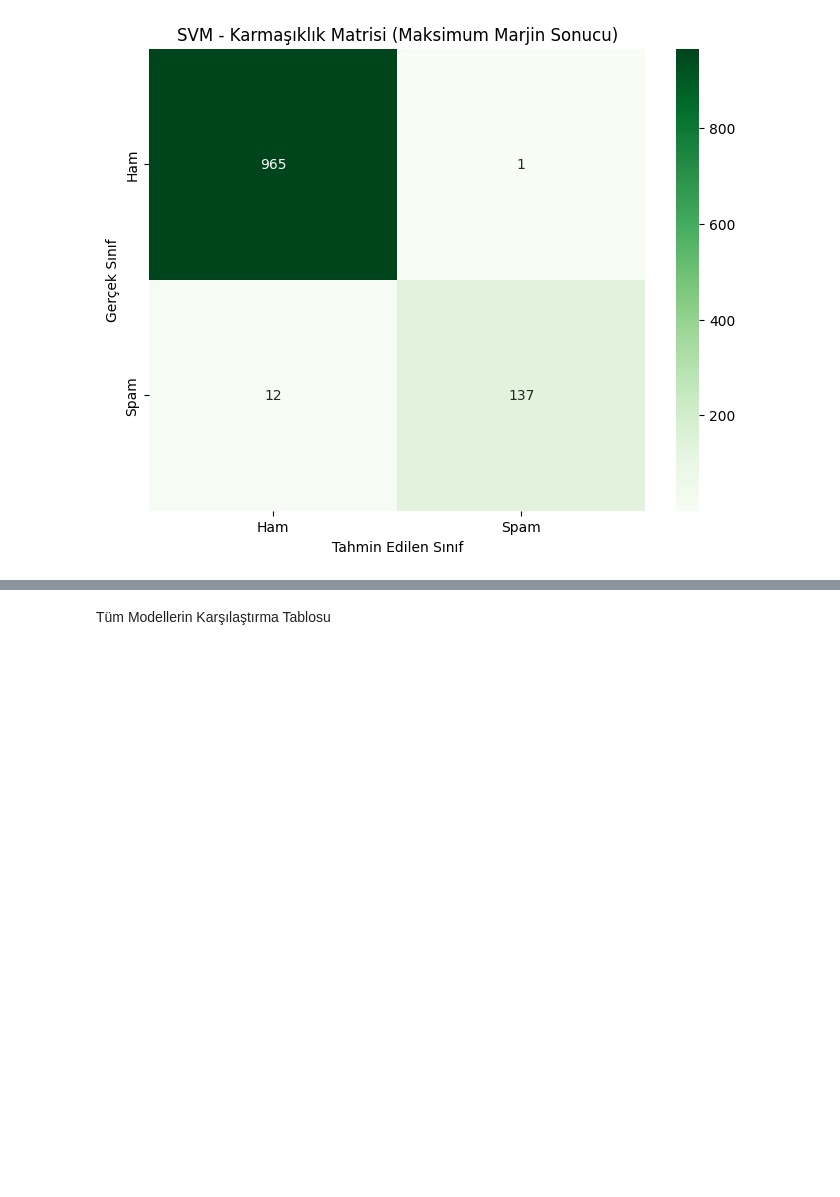
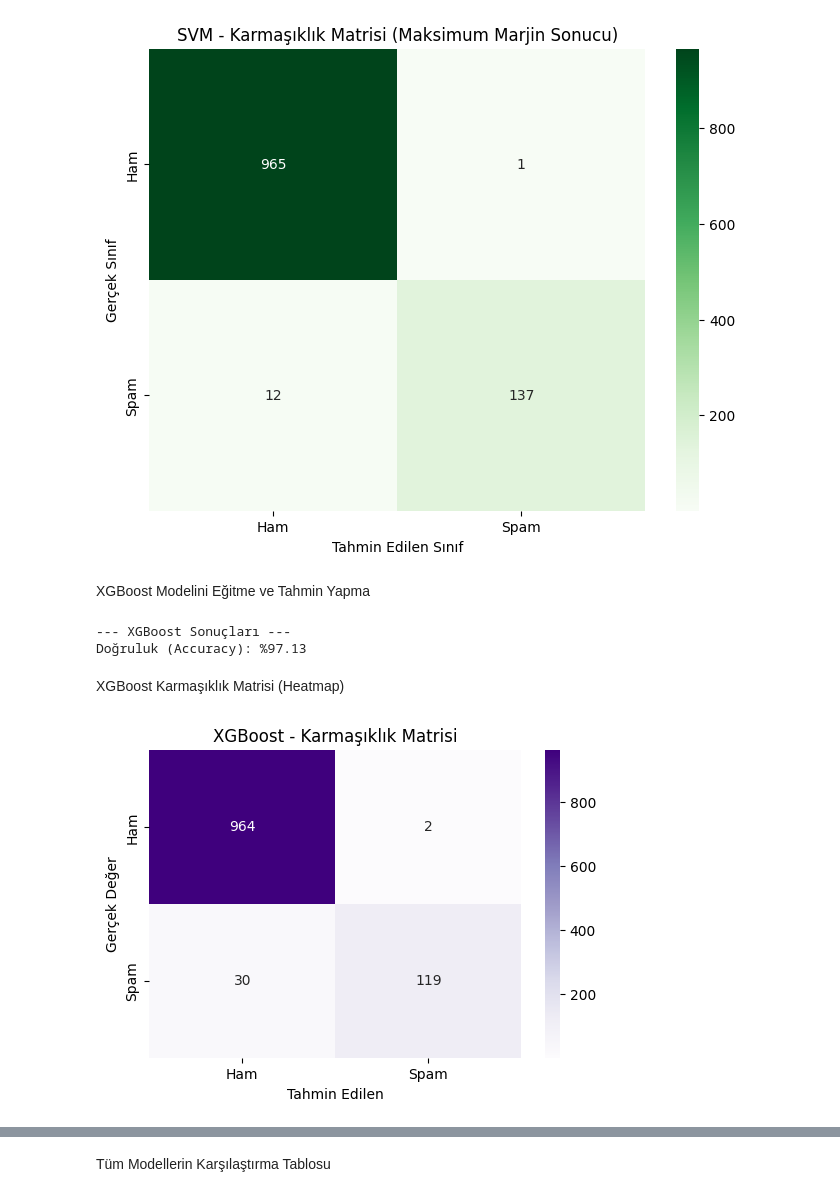
Before and after one commit to zeynepbykn/SMS_Spam_Tespiti_Proje, a Jupyter notebook: SMS_spam_veriBilimi_proje.ipynb, the cells around one changed output, grey strips where cells are left out. Cells and saved outputs as stored; diff of their text form; code cells hidden in the pictures; blank space fills up the shorter version.

```diff
--- a/SMS_spam_veriBilimi_proje.ipynb
+++ b/SMS_spam_veriBilimi_proje.ipynb
@@ -637,3 +699,44 @@ plt.ylabel('Gerçek Sınıf')
 plt.show()
 # %% [output]
 [figure]
+# %% [markdown]
+XGBoost Modelini Eğitme ve Tahmin Yapma
+# %%
+from xgboost import XGBClassifier
+from sklearn.metrics import accuracy_score, confusion_matrix, classification_report
+import seaborn as sns
+import matplotlib.pyplot as plt
+
+# 1. Modeli tanımlıyoruz
+# n_estimators: Kaç tane ağaç kurulacağı (hataları düzelte düzelte gider)
+# learning_rate: Öğrenme hızı (0.1 idealdir, modeli yavaş ama sağlam eğitir)
+xgb_model = XGBClassifier(n_estimators=100, learning_rate=0.1, max_depth=5, random_state=42)
+
+# 2. Modeli eğitiyoruz
+xgb_model.fit(X_train, y_train)
+
+# 3. Test verisi ile tahmin yapıyoruz
+y_pred_xgb = xgb_model.predict(X_test)
+
+# 4. Genel başarıyı yazdıralım
+print("--- XGBoost Sonuçları ---")
+print(f"Doğruluk (Accuracy): %{accuracy_score(y_test, y_pred_xgb)*100:.2f}")
+# %% [output]
+--- XGBoost Sonuçları ---
+Doğruluk (Accuracy): %97.13
+# %% [markdown]
+XGBoost Karmaşıklık Matrisi (Heatmap)
+# %%
+# Karmaşıklık matrisini hesapla
+cm_xgb = confusion_matrix(y_test, y_pred_xgb)
+
+# Görselleştirme
+plt.figure(figsize=(6,4))
+sns.heatmap(cm_xgb, annot=True, fmt='d', cmap='Purples', # XGBoost için mor tonları seçtim
+            xticklabels=['Ham', 'Spam'], yticklabels=['Ham', 'Spam'])
+plt.xlabel('Tahmin Edilen')
+plt.ylabel('Gerçek Değer')
+plt.title('XGBoost - Karmaşıklık Matrisi')
+plt.show()
+# %% [output]
+[figure, added]
```
Also changed, not shown: parts of 7 cells of this notebook.
